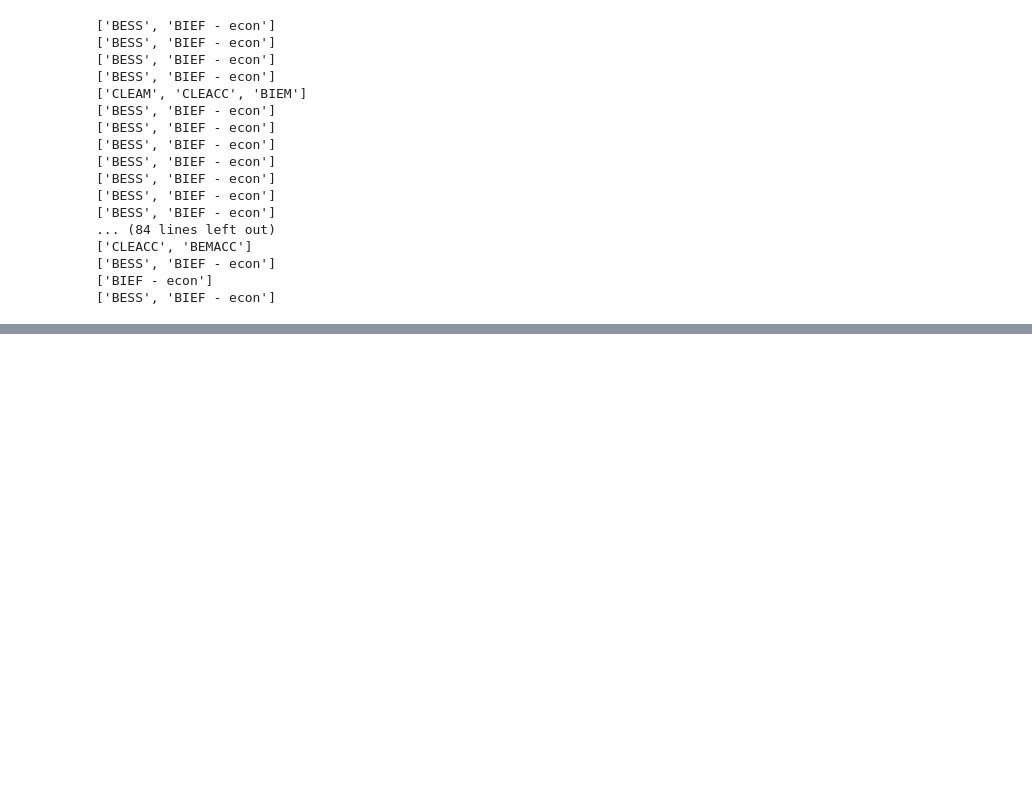
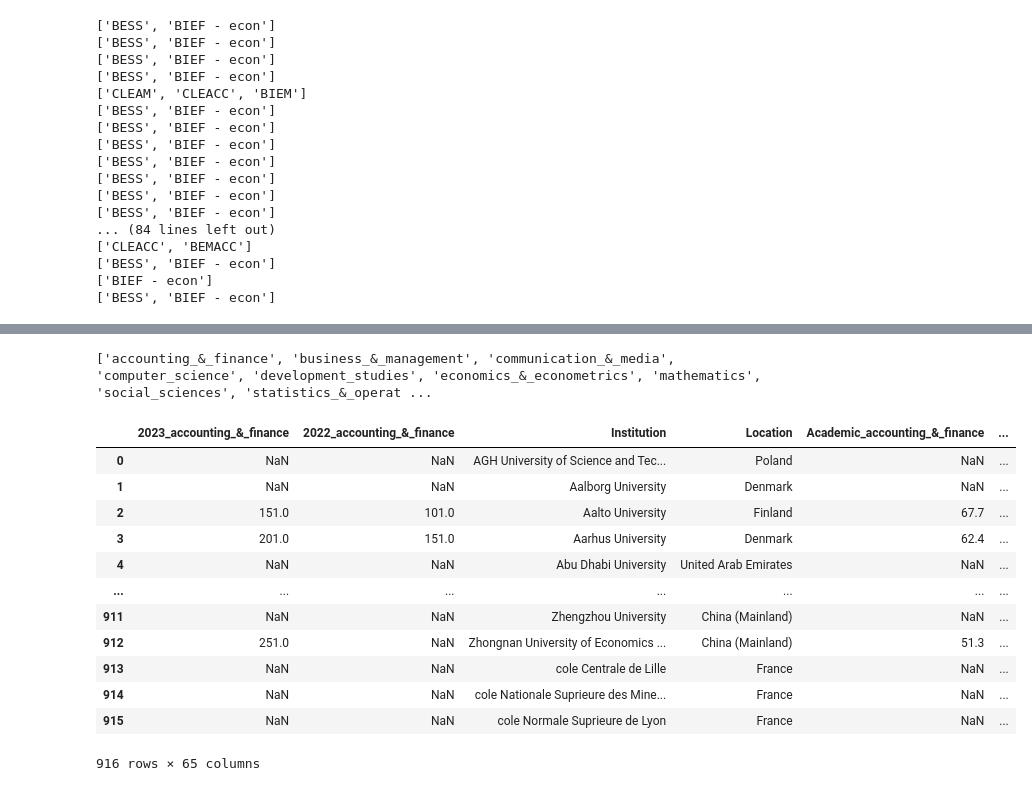
Before and after one commit to francescobraicovich/bocconi_exchange_calculator, a Jupyter notebook: src/data_processing/process_destinations.ipynb, the cells around one changed output, grey strips where cells are left out. Cells and saved outputs as stored; diff of their text form; code cells hidden in the pictures; blank space fills up the shorter version.

Commit message:
Update destination rank merging

```diff
--- a/src/data_processing/process_destinations.ipynb
+++ b/src/data_processing/process_destinations.ipynb
@@ -201,10 +132,27 @@ ranking_data
-# %%
-# For each subject add the 2023 ranking to the df_destinations
-for subject in subjects:
-    column_name = f'2023_{subject}'
-
-    # Subset the ranking data to only include the Institution and the 2023 ranking
-    ranking_subset = ranking_data[['Institution', f'2023_{subject}']]
-
-    # Merge the subset to the df_destinations
-    df_destinations = df_destinations.merge(ranking_subset, left_on='University', right_on='Institution', how='left')
+# %%
+ranking_data = pd.read_csv('../../data/processed/processed_ranking_data.csv')
+
+# Open subjects.txt file
+with open('../../data/raw/subjects.txt', 'r') as file:
+    subjects = file.read().splitlines()
+
+# Make subjects into a list
+subjects = [subject.lower() for subject in subjects]
+print(subjects)
+
+ranking_data
+# %% [output]
+['accounting_&_finance', 'business_&_management', 'communication_&_media', 'computer_science', 'development_studies', 'economics_&_econometrics', 'mathematics', 'social_sciences', 'statistics_&_operat ...
+|  | 2023_accounting_&_finance | 2022_accounting_&_finance | Institution | Location | Academic_accounting_&_finance | ... |
+| 0 | NaN | NaN | AGH University of Science and Tec... | Poland | NaN | ... |
+| 1 | NaN | NaN | Aalborg University | Denmark | NaN | ... |
+| 2 | 151.0 | 101.0 | Aalto University | Finland | 67.7 | ... |
+| 3 | 201.0 | 151.0 | Aarhus University | Denmark | 62.4 | ... |
+| 4 | NaN | NaN | Abu Dhabi University | United Arab Emirates | NaN | ... |
+| ... | ... | ... | ... | ... | ... | ... |
+| 911 | NaN | NaN | Zhengzhou University | China (Mainland) | NaN | ... |
+| 912 | 251.0 | NaN | Zhongnan University of Economics ... | China (Mainland) | 51.3 | ... |
+| 913 | NaN | NaN | cole Centrale de Lille | France | NaN | ... |
+| 914 | NaN | NaN | cole Nationale Suprieure des Mine... | France | NaN | ... |
+| 915 | NaN | NaN | cole Normale Suprieure de Lyon | France | NaN | ... |
+916 rows × 65 columns
```
Also changed, not shown: parts of 5 cells of this notebook, 1 other file.
